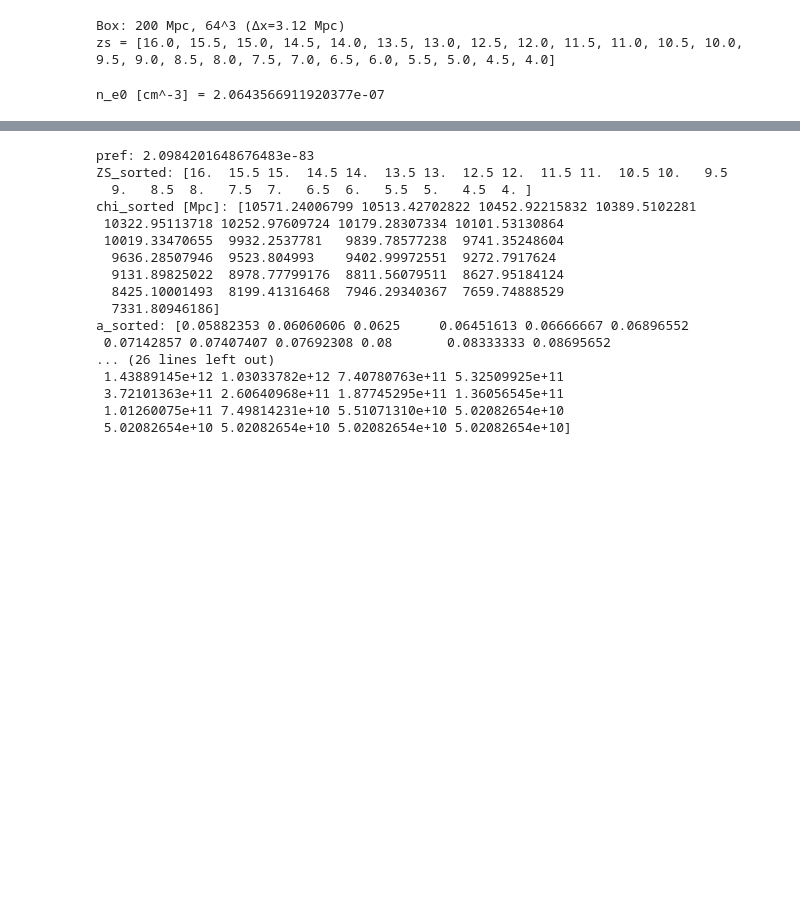
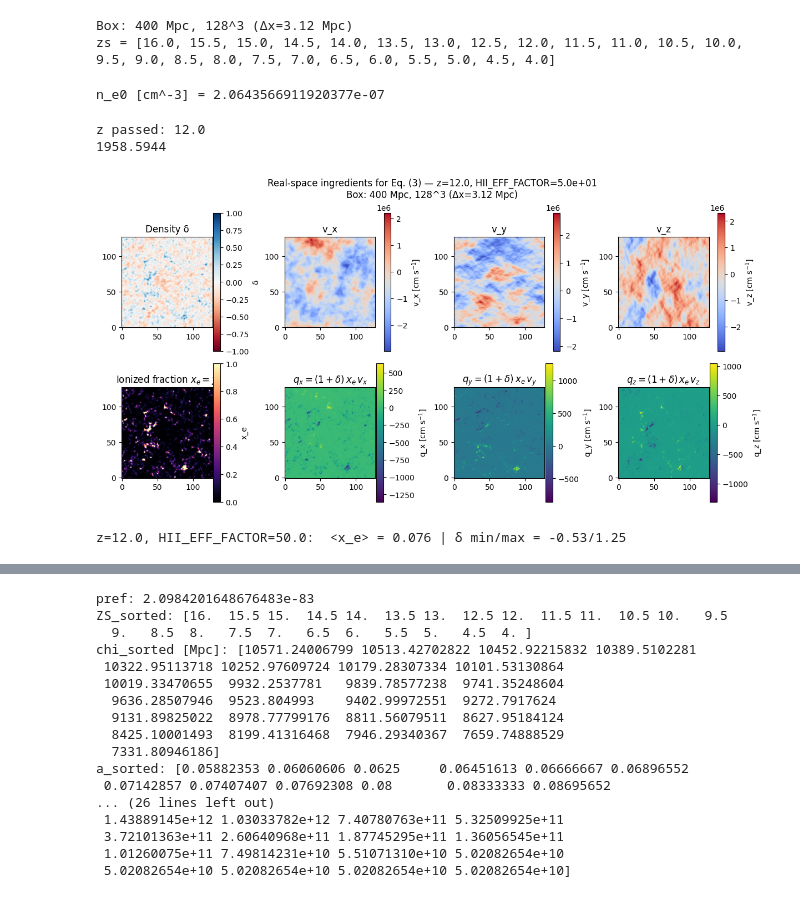
Before and after one commit to swanith01/DP2_Swanith_Autumn25, a Jupyter notebook: Grok_Units_corrected_and_rest_kSZ_h2eff_change.ipynb, the cells around one changed output, grey strips where cells are left out. Drawn from its saved outputs; the diff is of its cells as text; code cells hidden in the pictures; blank space fills up the shorter version.

```diff
--- a/Grok_Units_corrected_and_rest_kSZ_h2eff_change.ipynb
+++ b/Grok_Units_corrected_and_rest_kSZ_h2eff_change.ipynb
@@ -22,8 +22,8 @@ sigma_T = const.sigma_T.cgs.value       # [cm^2]
 MPC_CM  = 3.0856775814913673e24         # [cm]
 
 # --- box and redshift grid ---
-HII_DIM = 64     # pixels per side
-BOX_LEN = 200.0  # Mpc (comoving)
+HII_DIM = 128     # pixels per side
+BOX_LEN = 400.0  # Mpc (comoving)
 ZS       = [16.0, 15.5, 15.0, 14.5, 14.0, 13.5, 13.0, 12.5, 12.0, 11.5, 11.0, 10.5, 10.0, 9.5, 9.0, 8.5, 8.0, 7.5, 7.0, 6.5, 6.0, 5.5, 5.0, 4.5, 4.0]  # tweak freely (strictly decreasing helps some routines)
 
 voxel = BOX_LEN / HII_DIM
@@ -33,7 +33,7 @@ print(BOX_LABEL, "\nzs =", ZS)
 
 # In[11]:
 # %% [output]
-Box: 200 Mpc, 64^3 (Δx=3.12 Mpc)
+Box: 400 Mpc, 128^3 (Δx=3.12 Mpc)
 zs = [16.0, 15.5, 15.0, 14.5, 14.0, 13.5, 13.0, 12.5, 12.0, 11.5, 11.0, 10.5, 10.0, 9.5, 9.0, 8.5, 8.0, 7.5, 7.0, 6.5, 6.0, 5.5, 5.0, 4.5, 4.0]
 # %%
  #=== Cell 2: helpers (from secondrun.py style) ===
@@ -114,7 +114,7 @@ n_e0 [cm^-3] = 2.0643566911920377e-07
 # %%
 #Cell 3: loop over HII_EFF_FACTOR and z, plotting slices
 ZS1 = [12.0]                     # redshifts you want
-HII_EFF_values = [1.0, 10.0, 50.0]  # low to high efficiency
+HII_EFF_values = [50.0]#[1.0, 10.0, 50.0]  # low to high efficiency
 
 for z in ZS1:
     for effval in HII_EFF_values:
@@ -164,33 +164,38 @@ for z in ZS1:
         plt.colorbar(im, ax=axs[0,3], pad=0.01, label=f"v_z [{vel_unit_label}]")
         axs[0,3].set_title("v_z")
 
         # Row 2: x_e, q_x, q_y, q_z
         im = axs[1,0].imshow(chi_sl, origin="lower", cmap="magma", vmin=0, vmax=1)
         plt.colorbar(im, ax=axs[1,0], pad=0.01, label="x_e")
         axs[1,0].set_title(r"Ionized fraction $x_e=\chi$")
 
         im = axs[1,1].imshow(qx_sl, origin="lower", cmap="viridis")
         plt.colorbar(im, ax=axs[1,1], pad=0.01, label="q_x [cm s$^{-1}$]")
         axs[1,1].set_title(r"$q_x=(1+\delta)\,x_e\,v_x$")
 
         im = axs[1,2].imshow(qy_sl, origin="lower", cmap="viridis")
         plt.colorbar(im, ax=axs[1,2], pad=0.01, label="q_y [cm s$^{-1}$]")
         axs[1,2].set_title(r"$q_y=(1+\delta)\,x_e\,v_y$")
 
         im = axs[1,3].imshow(qz_sl, origin="lower", cmap="viridis")
         plt.colorbar(im, ax=axs[1,3], pad=0.01, label="q_z [cm s$^{-1}$]")
         axs[1,3].set_title(r"$q_z=(1+\delta)\,x_e\,v_z$")
 
         # save with z and HII_EFF_FACTOR in the filename
         outname = f"slice_z{z}_HIIeff_{effstr}.png"
         plt.savefig(outname, dpi=200)
         plt.show()
 
         # quick summary line per z
         print(f"z={z}, HII_EFF_FACTOR={effval}:  <x_e> = {chi.mean():.3f} | δ min/max = {delta.min():.2f}/{delta.max():.2f}")
 
 
 # In[ ]:
+# %% [output]
+z passed: 12.0
+1958.5944
+[figure, added]
+z=12.0, HII_EFF_FACTOR=50.0:  <x_e> = 0.076 | δ min/max = -0.53/1.25
 # %%
 # === Cell 4: tau(z) and visibility from coeval cubes ===
 # build z -> <x_e> from the same runs we used above
```
Also changed, not shown: parts of 4 cells of this notebook, 2 other files.
